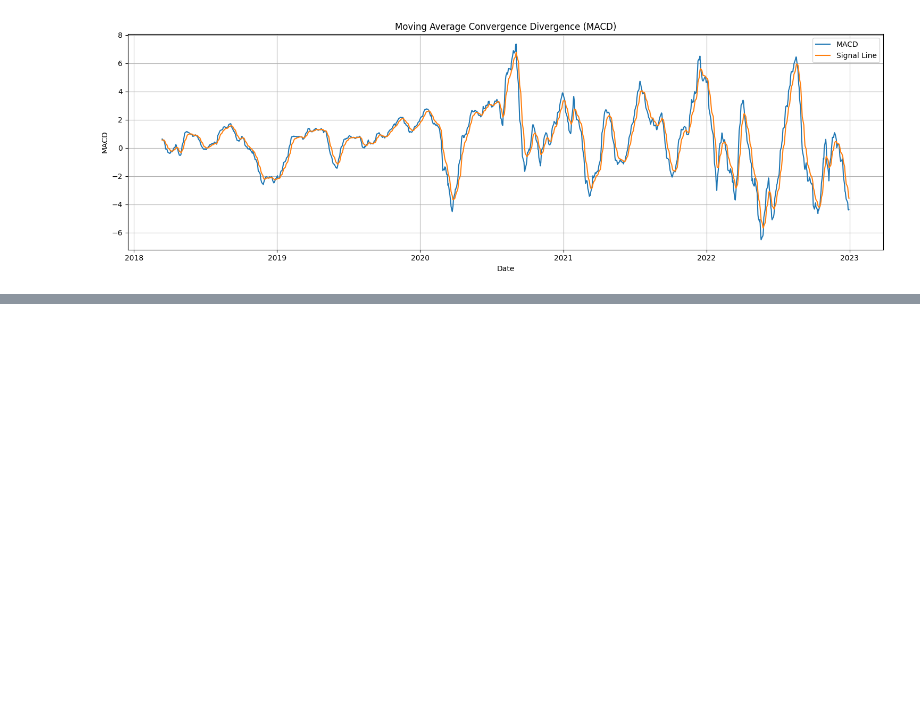
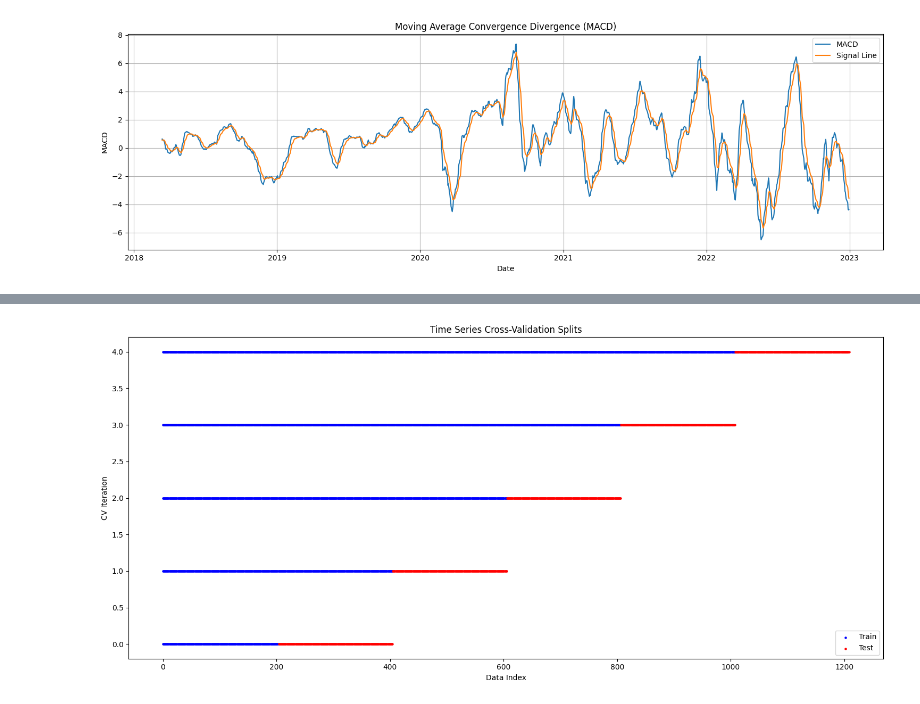
Before and after one commit to sandeepsony/PandasPrep, a Jupyter notebook: Timeseries_finance.ipynb, the cells around one changed output, grey strips where cells are left out. Saved outputs shown, nothing was run; the diff lists cells and outputs as text; code cells hidden in the pictures; blank space fills up the shorter version.

```diff
--- a/Timeseries_finance.ipynb
+++ b/Timeseries_finance.ipynb
@@ -196,0 +251,21 @@ display(stock_data)
+# %%
+# Import the TimeSeriesSplit tool
+from sklearn.model_selection import TimeSeriesSplit
+
+# Create a TimeSeriesSplit object with 5 splits
+tscv = TimeSeriesSplit(n_splits=5)
+
+# Visualize the splits to understand how they work
+plt.figure(figsize=(15, 7))
+for i, (train_index, test_index) in enumerate(tscv.split(X_scaled)):
+    plt.scatter(train_index, [i] * len(train_index), c='blue', s=5, label='Train' if i == 0 else "")
+    plt.scatter(test_index, [i] * len(test_index), c='red', s=5, label='Test' if i == 0 else "")
+
+plt.title('Time Series Cross-Validation Splits')
+plt.xlabel('Data Index')
+plt.ylabel('CV Iteration')
+plt.legend()
+plt.tight_layout()
+plt.show()
+# %% [output]
+[figure, added]
```
Also changed, not shown: parts of 9 cells of this notebook.
